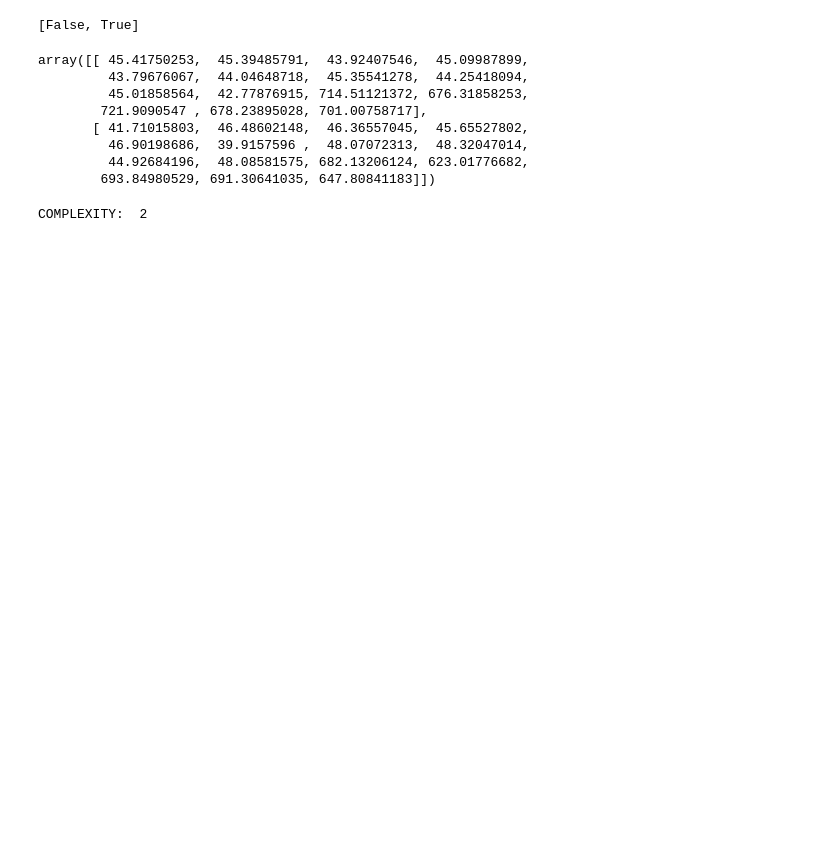
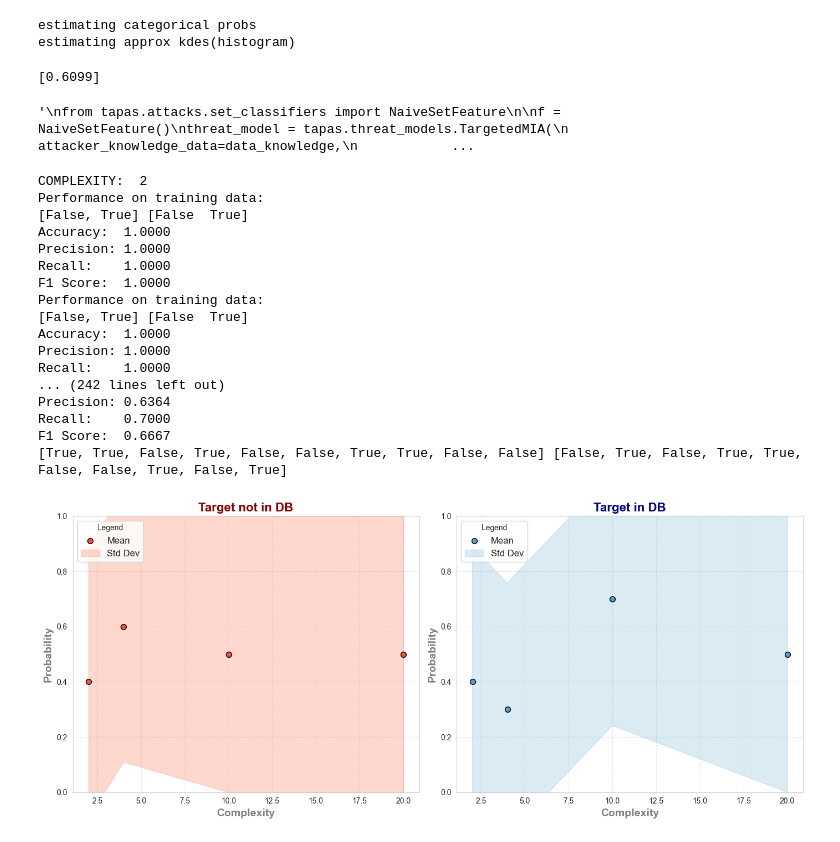
Before and after one commit to ArthGV/Benchmarking-of-Tabular-Synthetic-Data-Generation, a Jupyter notebook: privacy/lab_notebook/fast_attack.ipynb, the cells around one changed output. Drawn from its saved outputs; the diff is of its cells as text; code cells hidden in the pictures; blank space fills up the shorter version.

```diff
--- a/privacy/lab_notebook/fast_attack.ipynb
+++ b/privacy/lab_notebook/fast_attack.ipynb
@@ -74,4 +141,13 @@ target_record.data
+# %%
+#Baseline attack
+baseline_score = get_baseline_score(attacker_data, target_record, num_bins = 100, approx=True)
+baseline_score
+# %% [output]
+estimating categorical probs
+estimating approx kdes(histogram)
+[0.6099]
 # %%
+'''
 from tapas.attacks.set_classifiers import NaiveSetFeature
 
 f = NaiveSetFeature()
@@ -86,13 +162,6 @@ threat_model = tapas.threat_models.TargetedMIA(
 test_datasets, truth_labels = threat_model._generate_samples(2, True, True)
 print(truth_labels)
 f(test_datasets)
+'''
 # %% [output]
-[False, True]
+'\nfrom tapas.attacks.set_classifiers import NaiveSetFeature\n\nf = NaiveSetFeature()\nthreat_model = tapas.threat_models.TargetedMIA(\n            attacker_knowledge_data=data_knowledge,\n            ...
-array([[ 45.41750253,  45.39485791,  43.92407546,  45.09987899,
-         43.79676067,  44.04648718,  45.35541278,  44.25418094,
-         45.01858564,  42.77876915, 714.51121372, 676.31858253,
-        721.9090547 , 678.23895028, 701.00758717],
-       [ 41.71015803,  46.48602148,  46.36557045,  45.65527802,
-         46.90198686,  39.9157596 ,  48.07072313,  48.32047014,
-         44.92684196,  48.08581575, 682.13206124, 623.01776682,
-        693.84980529, 691.30641035, 647.80841183]])
@@ -105,17 +172,15 @@ def Fast_MIA_attack(complexity_range: list[int], run_per_range: int, number_of_t
             target_record=target_record,
             attacker_knowledge_generator=sdg_knowledge,
             generate_pairs=True,
-            replace_target=True
+            replace_target=True,
          )
-   number_of_generated_shadow_datasets = complexity_range[-1] * 2
-   generator.fit(attacker_data)
+   number_of_generated_shadow_datasets = complexity_range[-1]*2
    shadow_datasets, shadow_labels = threat_model.generate_training_samples(number_of_generated_shadow_datasets, ignore_memory=True)
    shadow_data = list(zip(shadow_datasets, shadow_labels))
    shadow_data_0 = [sd for sd in shadow_data if not sd[1]]
    shadow_data_1 = [sd for sd in shadow_data if sd[1]]
    shadow_data_pool = [shadow_data_0, shadow_data_1]
-   generator.fit(defender_data)
-   test_datasets, truth_labels = threat_model._generate_samples(number_of_tests, False, True)
+   test_datasets, truth_labels = threat_model._generate_samples(number_of_tests, training = False, ignore_memory = True)
    M_0 = []
    S_0 = []
    M_1 = []
@@ -130,24 +195,64 @@ def Fast_MIA_attack(complexity_range: list[int], run_per_range: int, number_of_t
          sampled_datasets = [dataset[0] for dataset in sampled_shadow_data]
          sampled_labels = [dataset[1] for dataset in sampled_shadow_data]
 
-         attacker = GroundhogAttack()#MyAttack(n_estimators=100, features=MyFeature(), use_corr=False, use_hist=False)
+         # attacker = tapas.attacks.ProbabilityEstimationAttack(KernelDensity(), criterion="accuracy", label="KernelEstimator")
+         # attacker.train(threat_model, num_samples=complexity)
+
+         attacker = MyAttack(n_estimators=100, features=RandomTargetedQueryFeature(target_record,4,10), use_corr=False, use_hist=False)
          attacker.classifier.fit(sampled_datasets, sampled_labels)
          attacker.trained = True
 
+
+         # to investigate train accuracy
+         train_pred_labels = attacker.attack(sampled_datasets)
+         from sklearn.metrics import accuracy_score, precision_score, recall_score, f1_score
+         accuracy = accuracy_score(sampled_labels, train_pred_labels)
+         precision = precision_score(sampled_labels, train_pred_labels)
+         recall = recall_score(sampled_labels, train_pred_labels)
+         f1 = f1_score(sampled_labels, train_pred_labels)
+
+         print("Performance on training data:")
+         print(sampled_labels, train_pred_labels)
+         print(f"Accuracy:  {accuracy:.4f}")
+         print(f"Precision: {precision:.4f}")
+         print(f"Recall:    {recall:.4f}")
+         print(f"F1 Score:  {f1:.4f}")
+
+         # prediction on test
          pred_labels = attacker.attack(test_datasets)
          P_0.extend([p for i, p in enumerate(pred_labels) if truth_labels[i] == False])
          P_1.extend([p for i, p in enumerate(pred_labels) if truth_labels[i] == True])
          # print('AuROC :', roc_auc_score(truth_labels, attacker.attack_score(test_datasets)))
+
+      print(P_0, P_1)
       M_0.append(np.mean(P_0))
       S_0.append(np.std(P_0))
       M_1.append(np.mean(P_1))
       S_1.append(np.std(P_1))
    return M_0, S_0, M_1, S_1
 # %%
-COMPLEXITY_RANGE = [2]
-RUN_PER_RANGE = 1
-TESTS_PER_RANGE = 10
-M_0, S_0, M_1,S_1 = Fast_MIA_attack(COMPLEXITY_RANGE, RUN_PER_RANGE, TESTS_PER_RANGE)
+%%time
+COMPLEXITY_RANGE = [2,4,10,20]
+RUN_PER_RANGE = 10
+TESTS_PER_RANGE = 2
+M_0, S_0, M_1, S_1 = Fast_MIA_attack(COMPLEXITY_RANGE, RUN_PER_RANGE, TESTS_PER_RANGE)
 double_plot(np.array(COMPLEXITY_RANGE), np.array(M_0), np.array(S_0), np.array(M_1), np.array(S_1))
 # %% [output]
 COMPLEXITY:  2
+Performance on training data:
+[False, True] [False  True]
+Accuracy:  1.0000
+Precision: 1.0000
+Recall:    1.0000
+F1 Score:  1.0000
+Performance on training data:
+[False, True] [False  True]
+Accuracy:  1.0000
+Precision: 1.0000
+Recall:    1.0000
+... (242 lines left out)
+Precision: 0.6364
+Recall:    0.7000
+F1 Score:  0.6667
+[True, True, False, True, False, False, True, True, False, False] [False, True, False, True, True, False, False, True, False, True]
+[figure, added]
```
Also changed, not shown: parts of 8 cells of this notebook.
